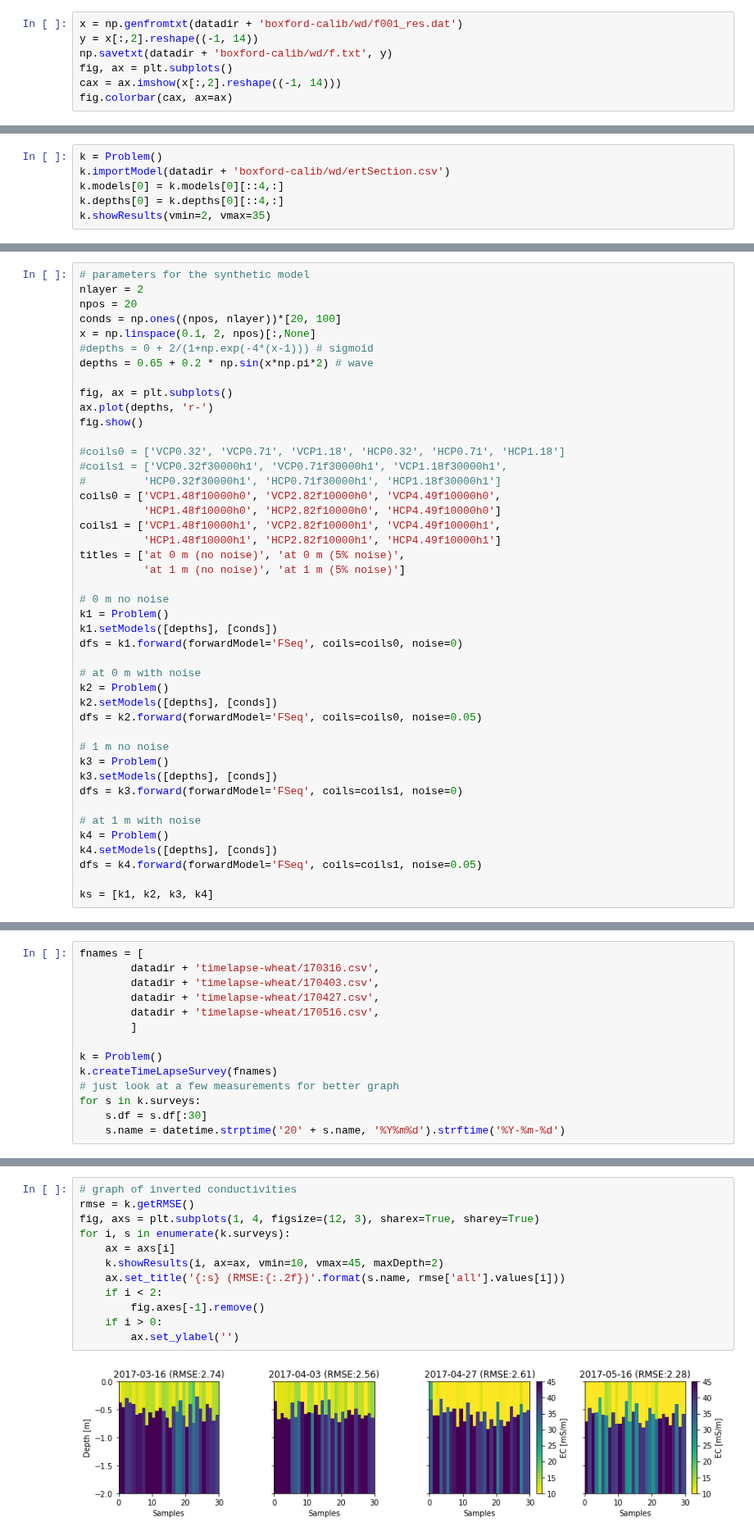
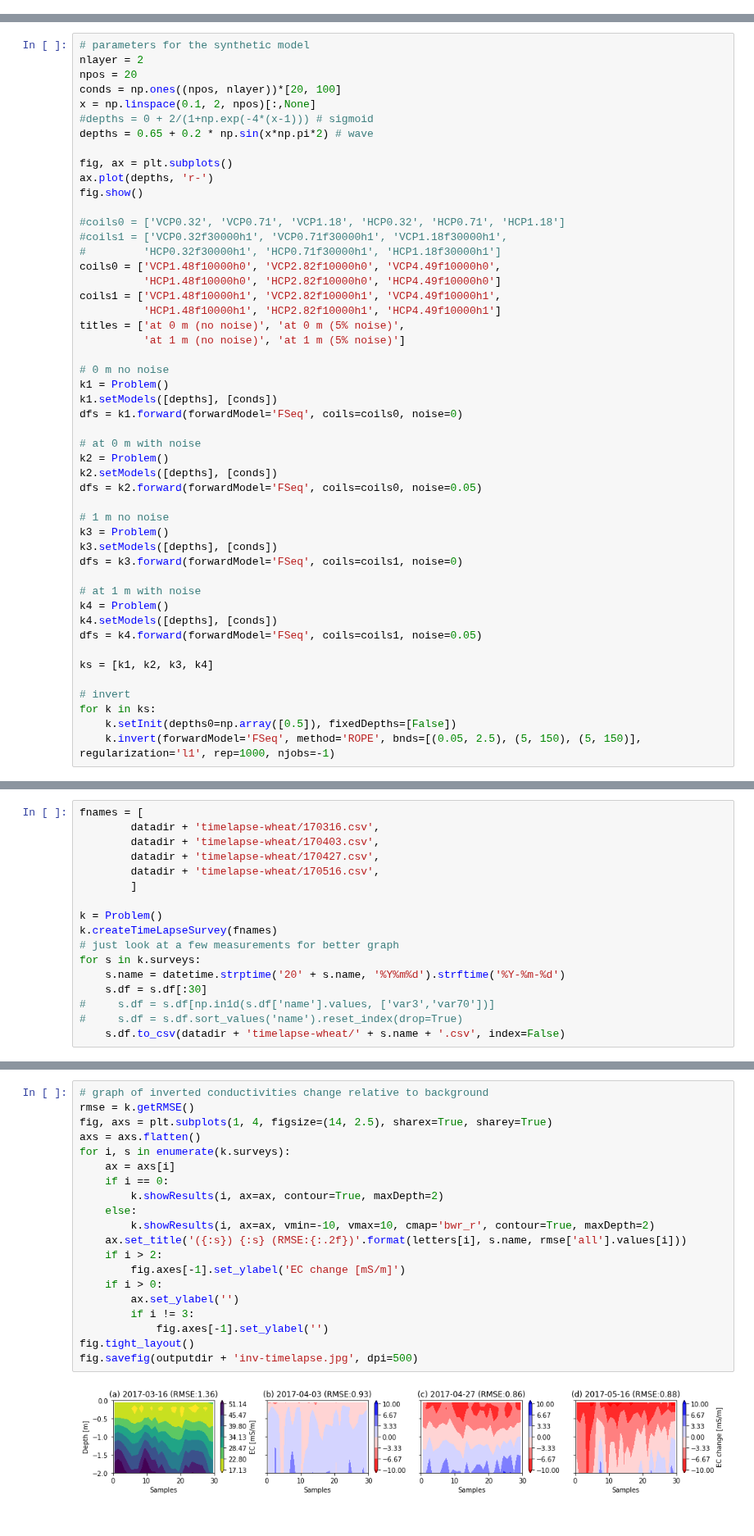
Before and after one commit to hkexgroup/emagpy, a Jupyter notebook: src/em-paper.ipynb, the cells around one changed output, grey strips where cells are left out. Shown at 82% size. Drawn from its saved outputs; the diff is of its cells as text.

```diff
--- a/src/em-paper.ipynb
+++ b/src/em-paper.ipynb
@@ -486,10 +433,3 @@ fig.tight_layout()
 fig.savefig(outputdir + 'calibrated-inv.jpg', dpi=500)
 # %% [output]
 [figure]
-# %%
-x = np.genfromtxt(datadir + 'boxford-calib/wd/f001_res.dat')
-y = x[:,2].reshape((-1, 14))
-np.savetxt(datadir + 'boxford-calib/wd/f.txt', y)
-fig, ax = plt.subplots()
-cax = ax.imshow(x[:,2].reshape((-1, 14)))
-fig.colorbar(cax, ax=ax)
@@ -499,6 +435,0 @@ fig.colorbar(cax, ax=ax)
-# %%
-k = Problem()
-k.importModel(datadir + 'boxford-calib/wd/ertSection.csv')
-k.models[0] = k.models[0][::4,:]
-k.depths[0] = k.depths[0][::4,:]
-k.showResults(vmin=2, vmax=35)
@@ -592,6 +521,11 @@ k4.setModels([depths], [conds])
 dfs = k4.forward(forwardModel='FSeq', coils=coils1, noise=0.05)
 
 ks = [k1, k2, k3, k4]
+
+# invert
+for k in ks:
+    k.setInit(depths0=np.array([0.5]), fixedDepths=[False])
+    k.invert(forwardModel='FSeq', method='ROPE', bnds=[(0.05, 2.5), (5, 150), (5, 150)], regularization='l1', rep=1000, njobs=-1)
 # %% [output]
 Forward modelling
 Forward modelling
@@ -706,8 +640,11 @@ k = Problem()
 k.createTimeLapseSurvey(fnames)
 # just look at a few measurements for better graph
 for s in k.surveys:
+    s.name = datetime.strptime('20' + s.name, '%Y%m%d').strftime('%Y-%m-%d')
     s.df = s.df[:30]
-    s.name = datetime.strptime('20' + s.name, '%Y%m%d').strftime('%Y-%m-%d')
+#     s.df = s.df[np.in1d(s.df['name'].values, ['var3','var70'])]
+#     s.df = s.df.sort_values('name').reset_index(drop=True)
+    s.df.to_csv(datadir + 'timelapse-wheat/' + s.name + '.csv', index=False)
 # %%
 # graph of apparent conductivities
 fig, axs = plt.subplots(1, 4, figsize=(12, 3), sharex=True, sharey=True)
@@ -767,14 +715,22 @@ Survey 4/4
 # %%
-# graph of inverted conductivities
+# graph of inverted conductivities change relative to background
 rmse = k.getRMSE()
-fig, axs = plt.subplots(1, 4, figsize=(12, 3), sharex=True, sharey=True)
+fig, axs = plt.subplots(1, 4, figsize=(14, 2.5), sharex=True, sharey=True)
+axs = axs.flatten()
 for i, s in enumerate(k.surveys):
     ax = axs[i]
-    k.showResults(i, ax=ax, vmin=10, vmax=45, maxDepth=2)
-    ax.set_title('{:s} (RMSE:{:.2f})'.format(s.name, rmse['all'].values[i]))
-    if i < 2:
-        fig.axes[-1].remove()
+    if i == 0:
+        k.showResults(i, ax=ax, contour=True, maxDepth=2)
+    else:
+        k.showResults(i, ax=ax, vmin=-10, vmax=10, cmap='bwr_r', contour=True, maxDepth=2)
+    ax.set_title('({:s}) {:s} (RMSE:{:.2f})'.format(letters[i], s.name, rmse['all'].values[i]))
+    if i > 2:
+        fig.axes[-1].set_ylabel('EC change [mS/m]')
     if i > 0:
         ax.set_ylabel('')
+        if i != 3:
+            fig.axes[-1].set_ylabel('')
+fig.tight_layout()
+fig.savefig(outputdir + 'inv-timelapse.jpg', dpi=500)
 # %% [output]
-[figure, old version]
+[figure, new version]
```
Also changed, not shown: parts of 11 cells of this notebook, 3 other files.
